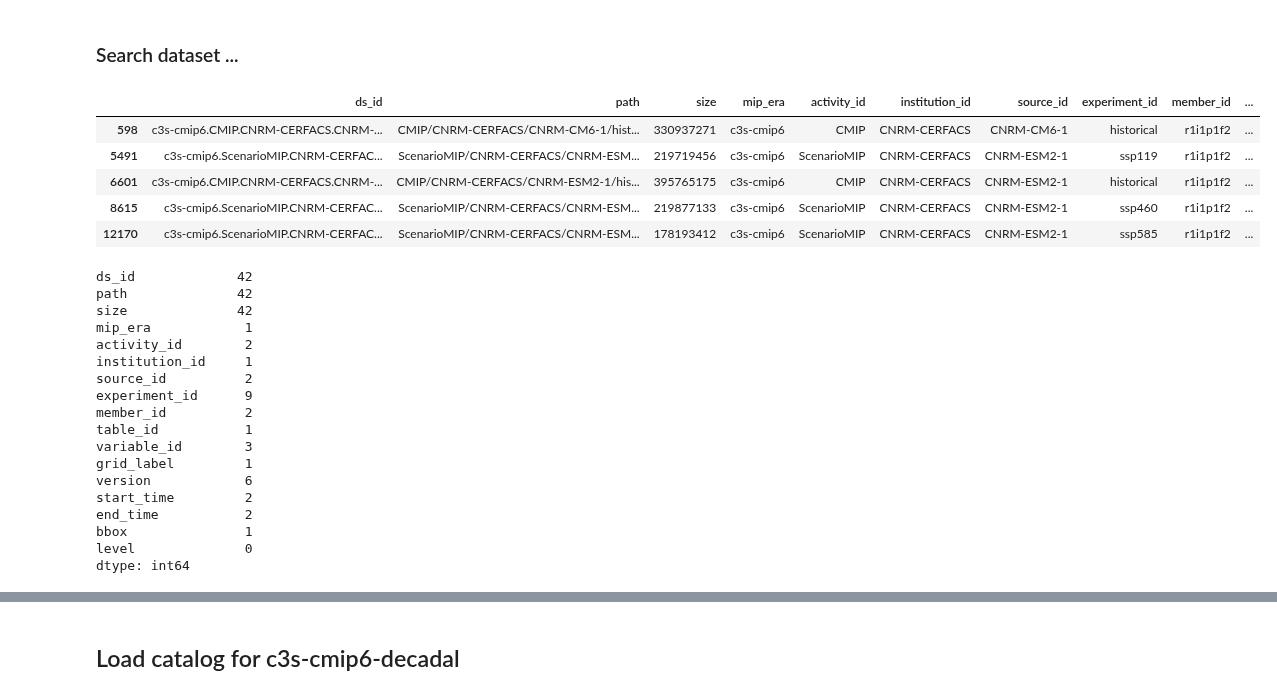
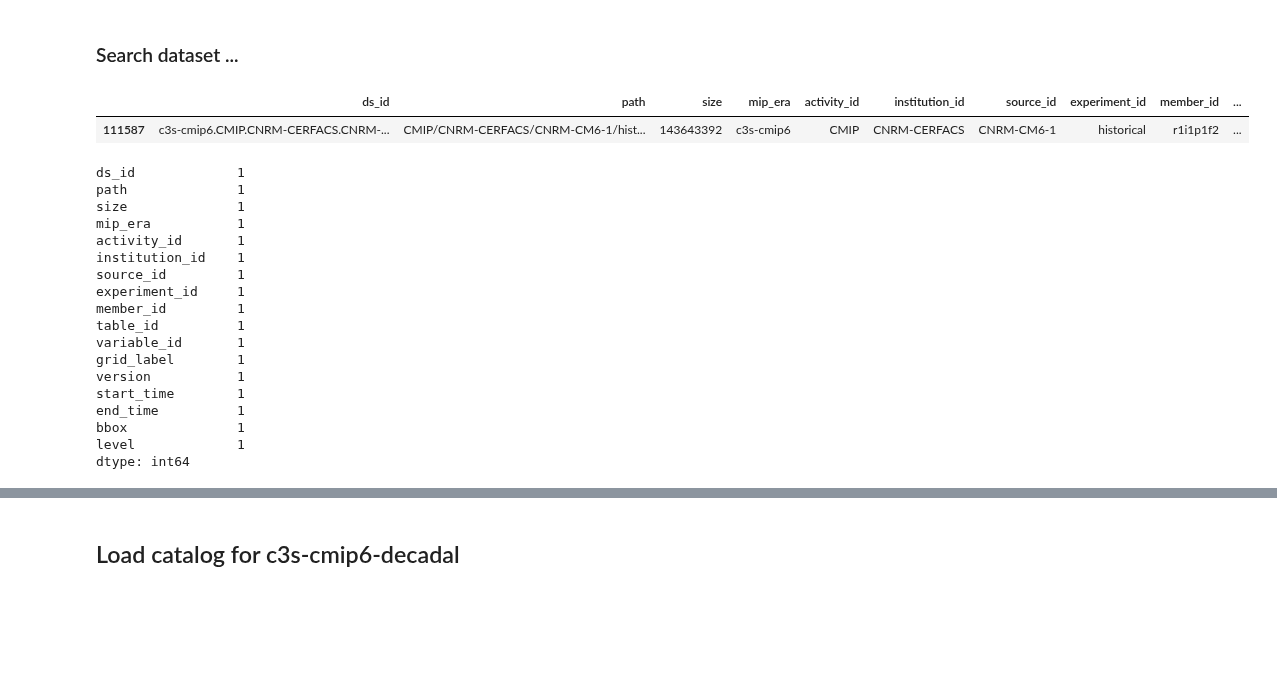
Before and after one commit to roocs/rooki, a Jupyter notebook: notebooks/demo/demo-intake-catalog.ipynb, the cells around one changed output, grey strips where cells are left out. Drawn from its saved outputs; the diff is of its cells as text; code cells hidden in the pictures; blank space fills up the shorter version.

```diff
--- a/notebooks/demo/demo-intake-catalog.ipynb
+++ b/notebooks/demo/demo-intake-catalog.ipynb
@@ -71,37 +71,35 @@ dtype: int64
 # %%
 df = df_cmip6.loc[
     (df_cmip6.institution_id=="CNRM-CERFACS")
-    & ( (df_cmip6.source_id=="CNRM-CM6-1") | (df_cmip6.source_id=="CNRM-ESM2-1"))
-    & (df_cmip6.table_id=="Omon")
+    & (df_cmip6.source_id=="CNRM-CM6-1")
+    & (df_cmip6.table_id=="Amon")
+    & (df_cmip6.variable_id=="tas")
+    & (df_cmip6.experiment_id=="historical")
 ]
 df.head()
 # %% [output]
 |  | ds_id | path | size | mip_era | activity_id | institution_id | source_id | experiment_id | member_id | ... |
-| 598 | c3s-cmip6.CMIP.CNRM-CERFACS.CNRM-... | CMIP/CNRM-CERFACS/CNRM-CM6-1/hist... | 330937271 | c3s-cmip6 | CMIP | CNRM-CERFACS | CNRM-CM6-1 | historical | r1i1p1f2 | ... |
-| 5491 | c3s-cmip6.ScenarioMIP.CNRM-CERFAC... | ScenarioMIP/CNRM-CERFACS/CNRM-ESM... | 219719456 | c3s-cmip6 | ScenarioMIP | CNRM-CERFACS | CNRM-ESM2-1 | ssp119 | r1i1p1f2 | ... |
-| 6601 | c3s-cmip6.CMIP.CNRM-CERFACS.CNRM-... | CMIP/CNRM-CERFACS/CNRM-ESM2-1/his... | 395765175 | c3s-cmip6 | CMIP | CNRM-CERFACS | CNRM-ESM2-1 | historical | r1i1p1f2 | ... |
-| 8615 | c3s-cmip6.ScenarioMIP.CNRM-CERFAC... | ScenarioMIP/CNRM-CERFACS/CNRM-ESM... | 219877133 | c3s-cmip6 | ScenarioMIP | CNRM-CERFACS | CNRM-ESM2-1 | ssp460 | r1i1p1f2 | ... |
-| 12170 | c3s-cmip6.ScenarioMIP.CNRM-CERFAC... | ScenarioMIP/CNRM-CERFACS/CNRM-ESM... | 178193412 | c3s-cmip6 | ScenarioMIP | CNRM-CERFACS | CNRM-ESM2-1 | ssp585 | r1i1p1f2 | ... |
+| 111587 | c3s-cmip6.CMIP.CNRM-CERFACS.CNRM-... | CMIP/CNRM-CERFACS/CNRM-CM6-1/hist... | 143643392 | c3s-cmip6 | CMIP | CNRM-CERFACS | CNRM-CM6-1 | historical | r1i1p1f2 | ... |
 # %%
 df.nunique()
 # %% [output]
-ds_id             42
-path              42
-size              42
-mip_era            1
-activity_id        2
-institution_id     1
-source_id          2
-experiment_id      9
-member_id          2
-table_id           1
-variable_id        3
-grid_label         1
-version            6
-start_time         2
-end_time           2
-bbox               1
-level              0
+ds_id             1
+path              1
+size              1
+mip_era           1
+activity_id       1
+institution_id    1
+source_id         1
+experiment_id     1
+member_id         1
+table_id          1
+variable_id       1
+grid_label        1
+version           1
+start_time        1
+end_time          1
+bbox              1
+level             1
 dtype: int64
 # %%
 list(df.ds_id.unique())
```
Also changed, not shown: parts of 1 cell of this notebook, 3 other files.
